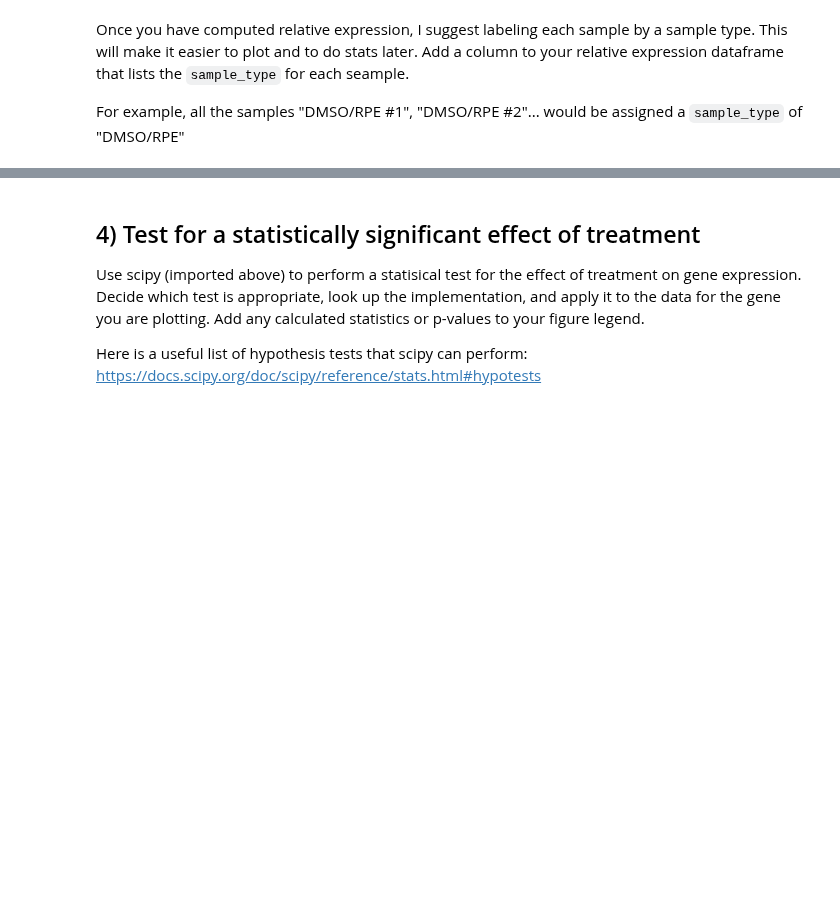
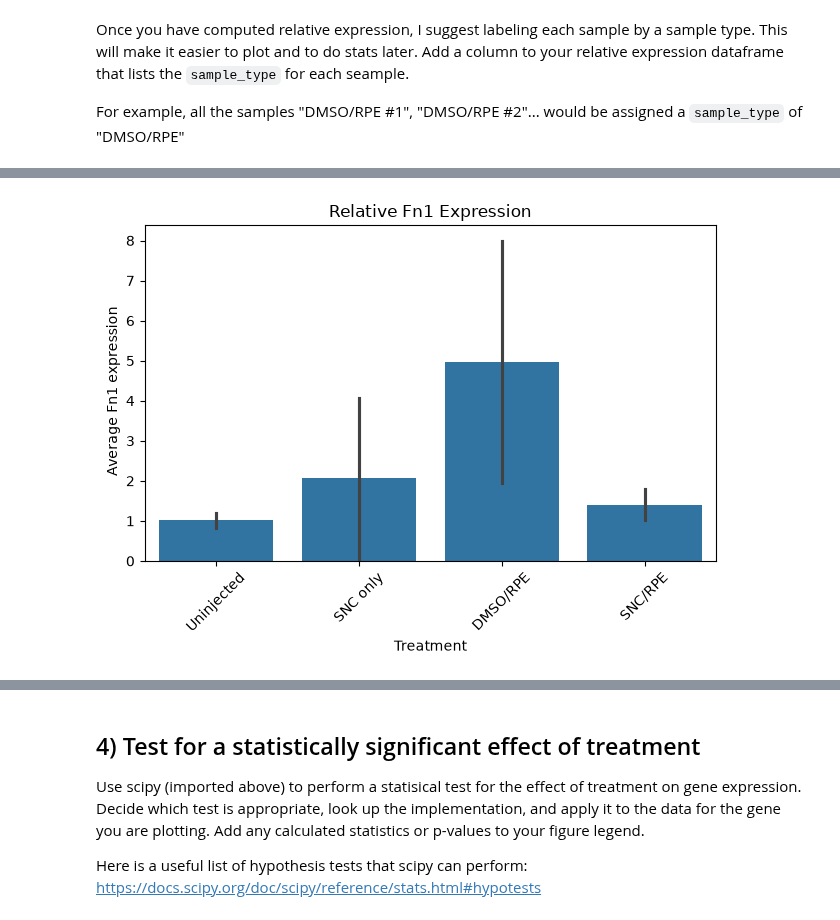
Before and after one commit to daphnegaelys/ABIO558-daphne, a Jupyter notebook: miniproject_1_blank.ipynb, the cells around one changed output, grey strips where cells are left out. Saved outputs shown, nothing was run; the diff lists cells and outputs as text; code cells hidden in the pictures; blank space fills up the shorter version.

Commit message:
Miniproject 1 Figure

```diff
--- a/miniproject_1_blank.ipynb
+++ b/miniproject_1_blank.ipynb
@@ -71,3 +71,23 @@ Use Pandas to do some standard qPCR calculations:
 5. Compute the relative expression levels for experimental conditions vs. controls
 * To compute relative expression from $\Delta \Delta$ Ct, use this formula:
 * relative expression = 2^$\Delta \Delta$ Ct
+# %%
+# Average across technical replicates
+# Remember: beak_df.groupby('species').agg('mean')
+aggregated_ct = ct_data.groupby('Sample').agg('mean')
+
+# Compute delta Ct by subtracting the endogenous control (Gapdh) - row-wise
+delta_ct = aggregated_ct.sub(aggregated_ct['Gapdh'], axis=0)
+# Compute delta-delta Ct: subtract the uninjected control delta_ct from each sample
+
+# First compute the control mean
+# We need to find the rows that contain "Uninjected" - look up pandas filter(),
+control_rows = delta_ct.filter(like='Uninjected', axis=0)
+control_mean = control_rows.mean()
+
+# Then subtract control mean from each gene - column-wise
+dd_ct = delta_ct.sub(control_mean, axis=1)
+# Compute relative expression with 2 ** ddct
+
+relative_expression = 2 ** -dd_ct
+relative_expression
@@ -75,3 +114,10 @@ Use Pandas to do some standard qPCR calculations:
 Once you have computed relative expression, I suggest labeling each sample by a sample type. This will make it easier to plot and to do stats later. Add a column to your relative expression dataframe that lists the `sample_type` for each seample.
 
 For example, all the samples "DMSO/RPE #1", "DMSO/RPE #2"... would be assigned a `sample_type` of "DMSO/RPE"
+# %%
+# sample labels are the indices of the dataframe
+# we want to remove everything before the ' #' (note the leading space)
+# 'apple pie'.split(" ")[0]
+sample_type = [x.split(' #')[0] for x in relative_expression.index]
+relative_expression['sample_type'] = sample_type
+relative_expression
@@ -82,3 +147,23 @@ Look up the documentation for seaborn **barplot** to reproduce one of the panels
 https://journals.plos.org/plosone/article?id=10.1371/journal.pone.0243626
 
 ![image.png](attachment:5b69870a-d03b-4173-a35e-7052ad1d7a02.png)
+# %%
+# Reproduce Figure 4B - Fnl expression
+order = ['Uninjected', 'SNC only', 'DMSO/RPE', 'SNC/RPE']
+sns.barplot(
+    data=relative_expression,
+    x='sample_type',
+    y='Fn1',
+    order=order,
+    errorbar='sd'
+)
+
+plt. xlabel( 'Treatment' )
+plt. ylabel(' Average Fn1 expression')
+plt.title('Relative Fn1 Expression')
+plt.xticks(rotation=45)
+plt.tight_layout()
+plt.savefig('Fn1_expression.png', dpi=300, bbox_inches='tight')
+plt. show()
+# %% [output]
+[figure, added]
```
Also changed, not shown: parts of 4 cells of this notebook, 1 other file.
